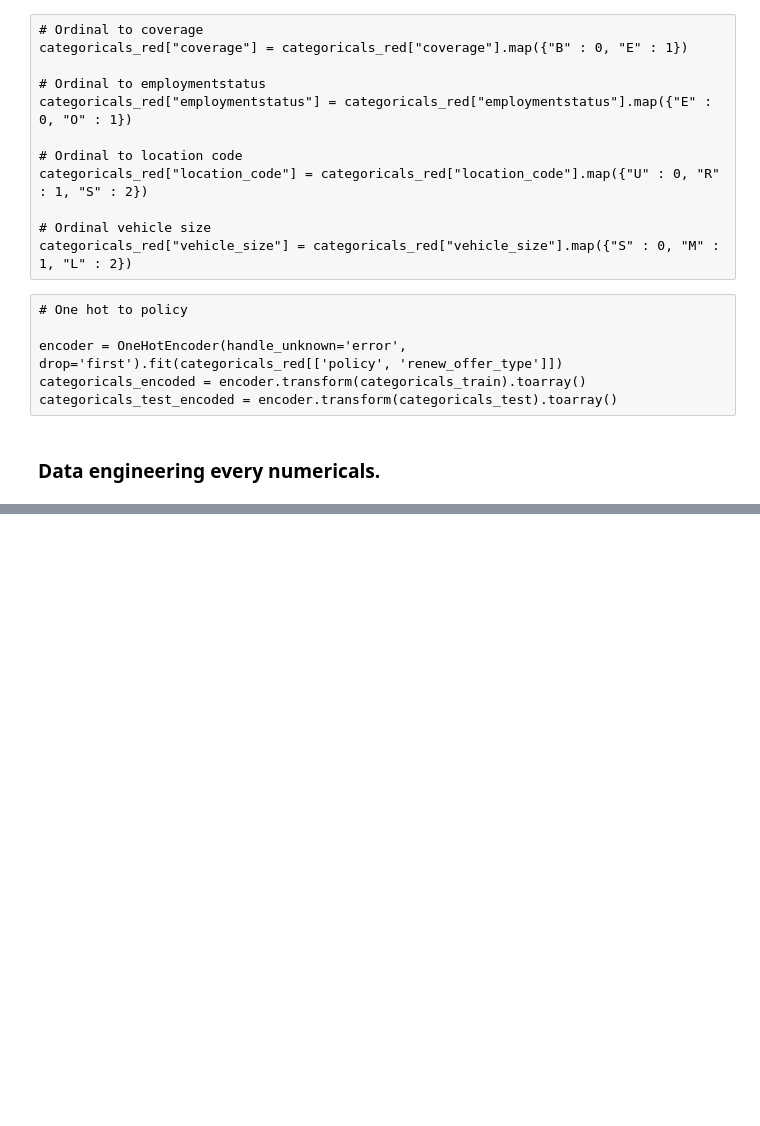
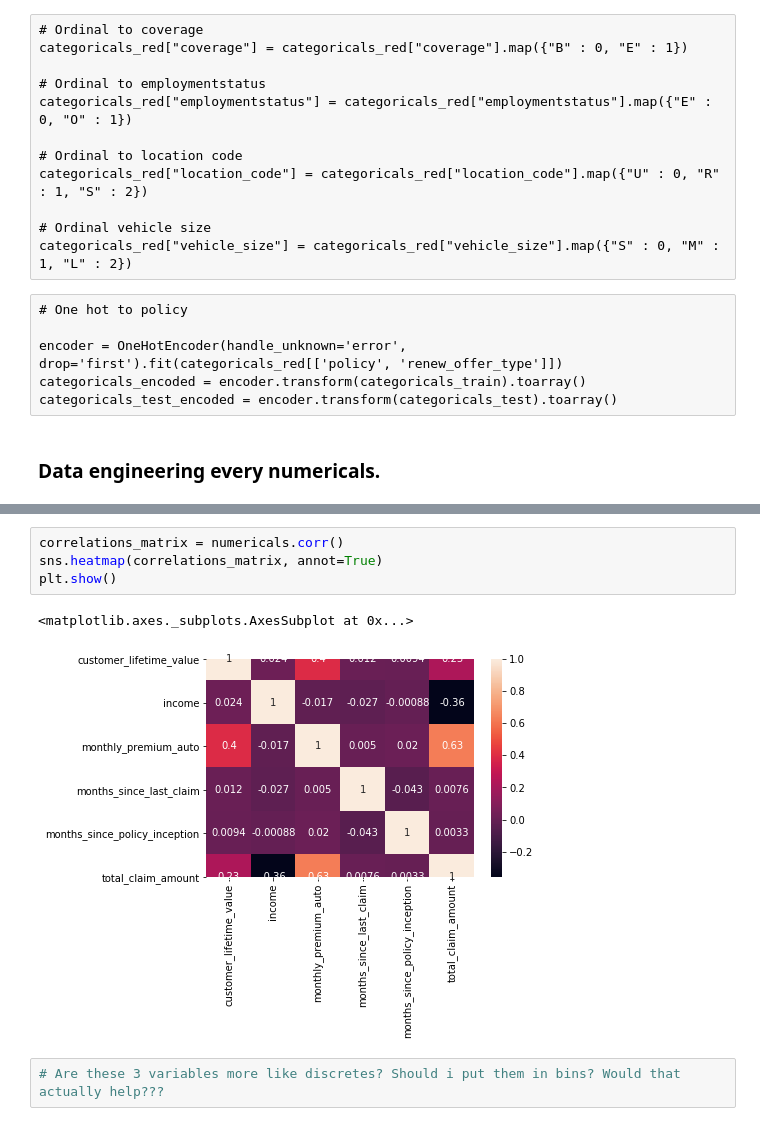
Before and after one commit to CommanderPoe/lab-data_cleaning, a Jupyter notebook: data_cleaning.ipynb, the cells around one changed output, grey strips where cells are left out. Drawn from its saved outputs; the diff is of its cells as text; blank space fills up the shorter version.

```diff
--- a/data_cleaning.ipynb
+++ b/data_cleaning.ipynb
@@ -463,0 +779,9 @@ continous_df.columns
+# %%
+correlations_matrix = numericals.corr()
+sns.heatmap(correlations_matrix, annot=True)
+plt.show()
+# %% [output]
+<matplotlib.axes._subplots.AxesSubplot at 0x...>
+[figure, added]
+# %%
+# Are these 3 variables more like discretes? Should i put them in bins? Would that actually help???
```
Also changed, not shown: parts of 153 cells of this notebook.
